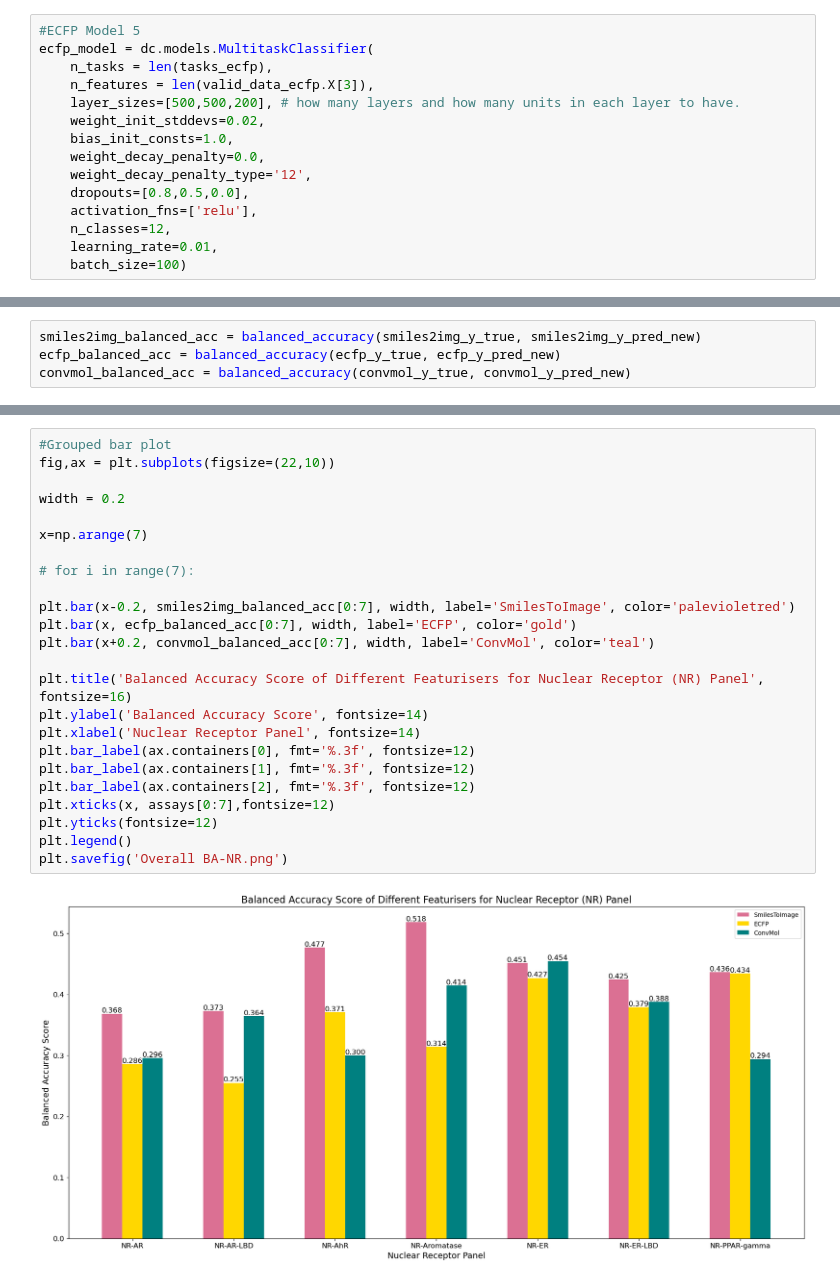
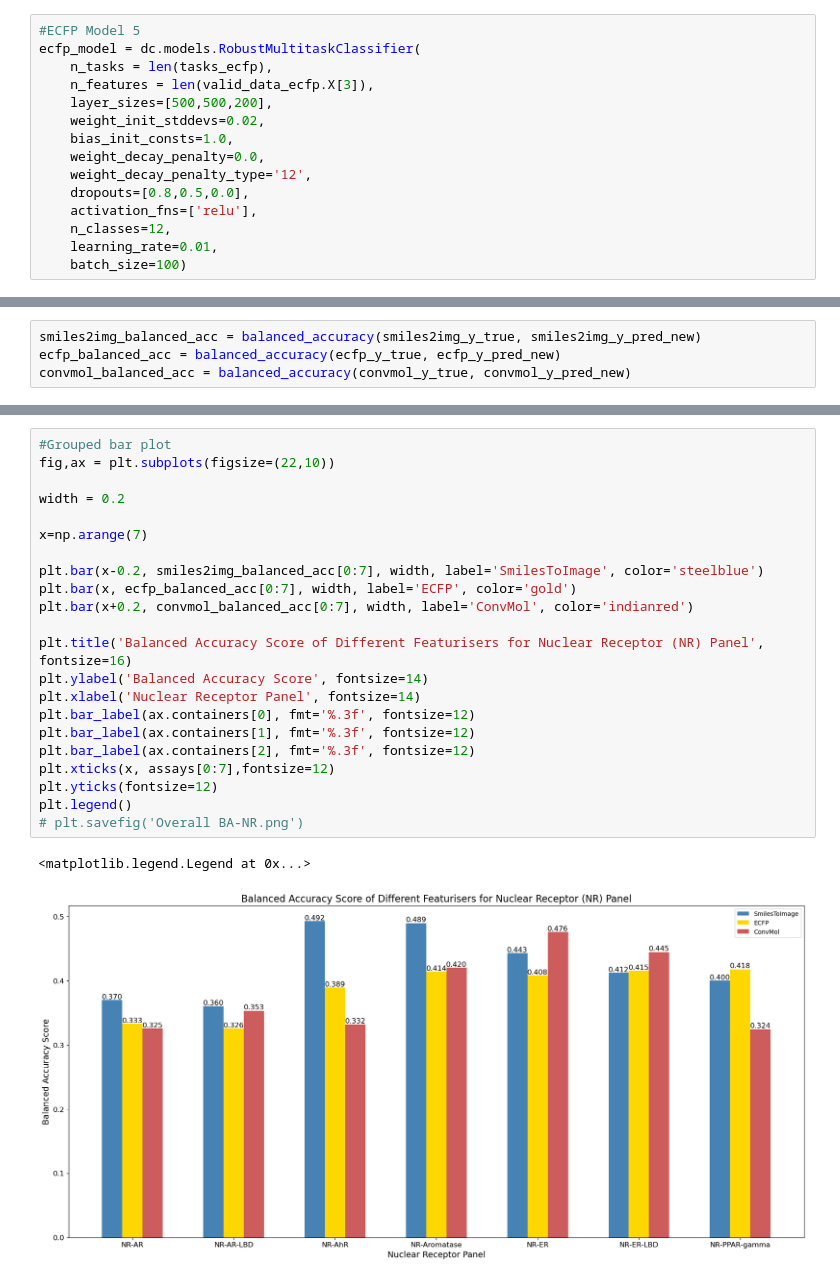
Before and after one commit to joiek/Machine-Learning-Project, a Jupyter notebook: Overall Results.ipynb, the cells around one changed output, grey strips where cells are left out. Cells and saved outputs as stored; diff of their text form.

```diff
--- a/Overall Results.ipynb
+++ b/Overall Results.ipynb
@@ -201,9 +178,9 @@ train_data_ecfp, valid_data_ecfp,test_data_ecfp = datasets_ecfp
 # %%
 #ECFP Model 5
-ecfp_model = dc.models.MultitaskClassifier(
+ecfp_model = dc.models.RobustMultitaskClassifier(
     n_tasks = len(tasks_ecfp),
     n_features = len(valid_data_ecfp.X[3]),
-    layer_sizes=[500,500,200], # how many layers and how many units in each layer to have.
+    layer_sizes=[500,500,200],
     weight_init_stddevs=0.02,
     bias_init_consts=1.0,
     weight_decay_penalty=0.0,
@@ -451,29 +390,28 @@ plt.savefig('Overall BA-nolabel.png')
 # %%
 #Grouped bar plot
 fig,ax = plt.subplots(figsize=(22,10))
 
 width = 0.2
 
 x=np.arange(7)
 
-# for i in range(7):
-
-plt.bar(x-0.2, smiles2img_balanced_acc[0:7], width, label='SmilesToImage', color='palevioletred')
+plt.bar(x-0.2, smiles2img_balanced_acc[0:7], width, label='SmilesToImage', color='steelblue')
 plt.bar(x, ecfp_balanced_acc[0:7], width, label='ECFP', color='gold')
-plt.bar(x+0.2, convmol_balanced_acc[0:7], width, label='ConvMol', color='teal')
+plt.bar(x+0.2, convmol_balanced_acc[0:7], width, label='ConvMol', color='indianred')
 
 plt.title('Balanced Accuracy Score of Different Featurisers for Nuclear Receptor (NR) Panel', fontsize=16)
 plt.ylabel('Balanced Accuracy Score', fontsize=14)
 plt.xlabel('Nuclear Receptor Panel', fontsize=14)
 plt.bar_label(ax.containers[0], fmt='%.3f', fontsize=12)
 plt.bar_label(ax.containers[1], fmt='%.3f', fontsize=12)
 plt.bar_label(ax.containers[2], fmt='%.3f', fontsize=12)
 plt.xticks(x, assays[0:7],fontsize=12)
 plt.yticks(fontsize=12)
 plt.legend()
-plt.savefig('Overall BA-NR.png')
+# plt.savefig('Overall BA-NR.png')
 # %% [output]
+<matplotlib.legend.Legend at 0x...>
-[figure, old version]
+[figure, new version]
 # %%
 #Grouped bar plot
 fig,ax = plt.subplots(figsize=(20,10))
```
Also changed, not shown: parts of 23 cells of this notebook, 23 other files.
